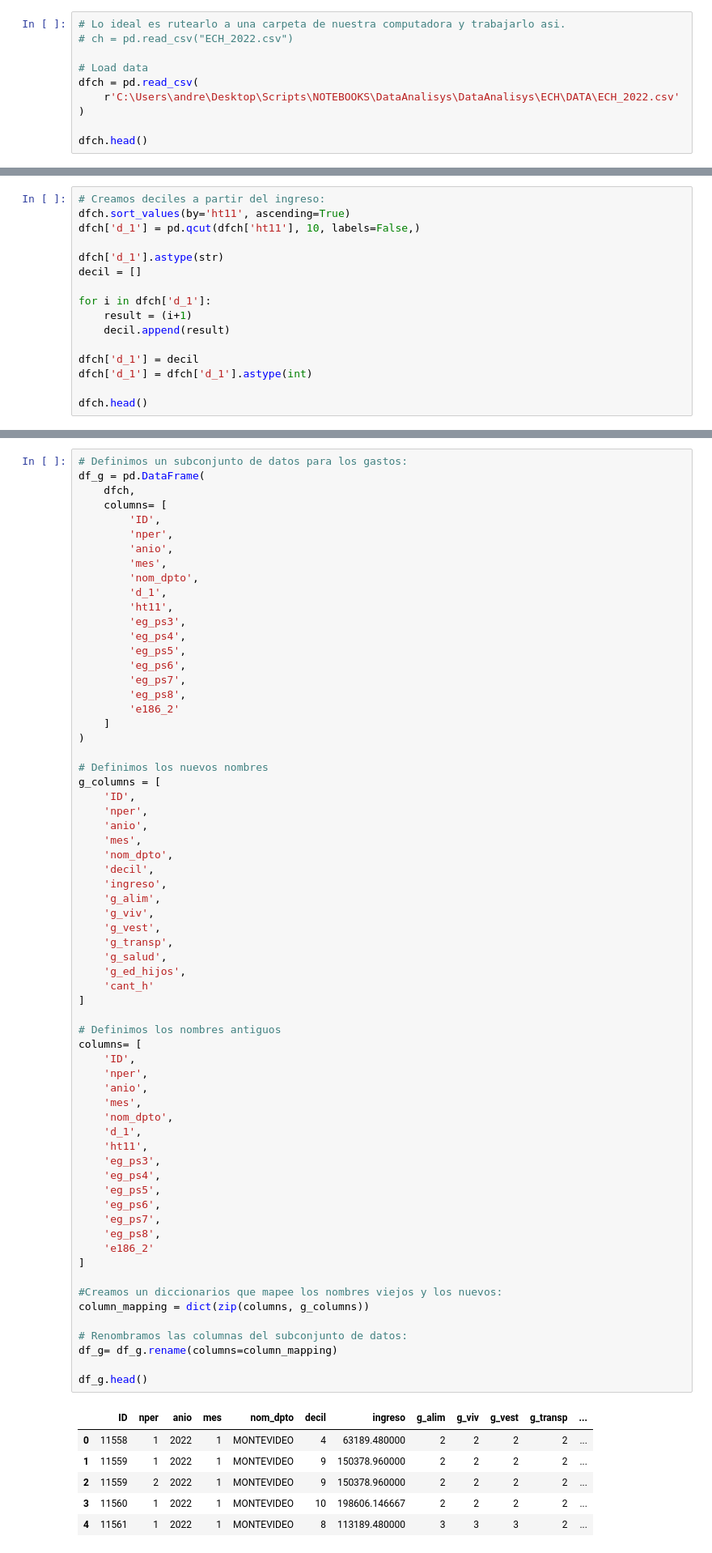
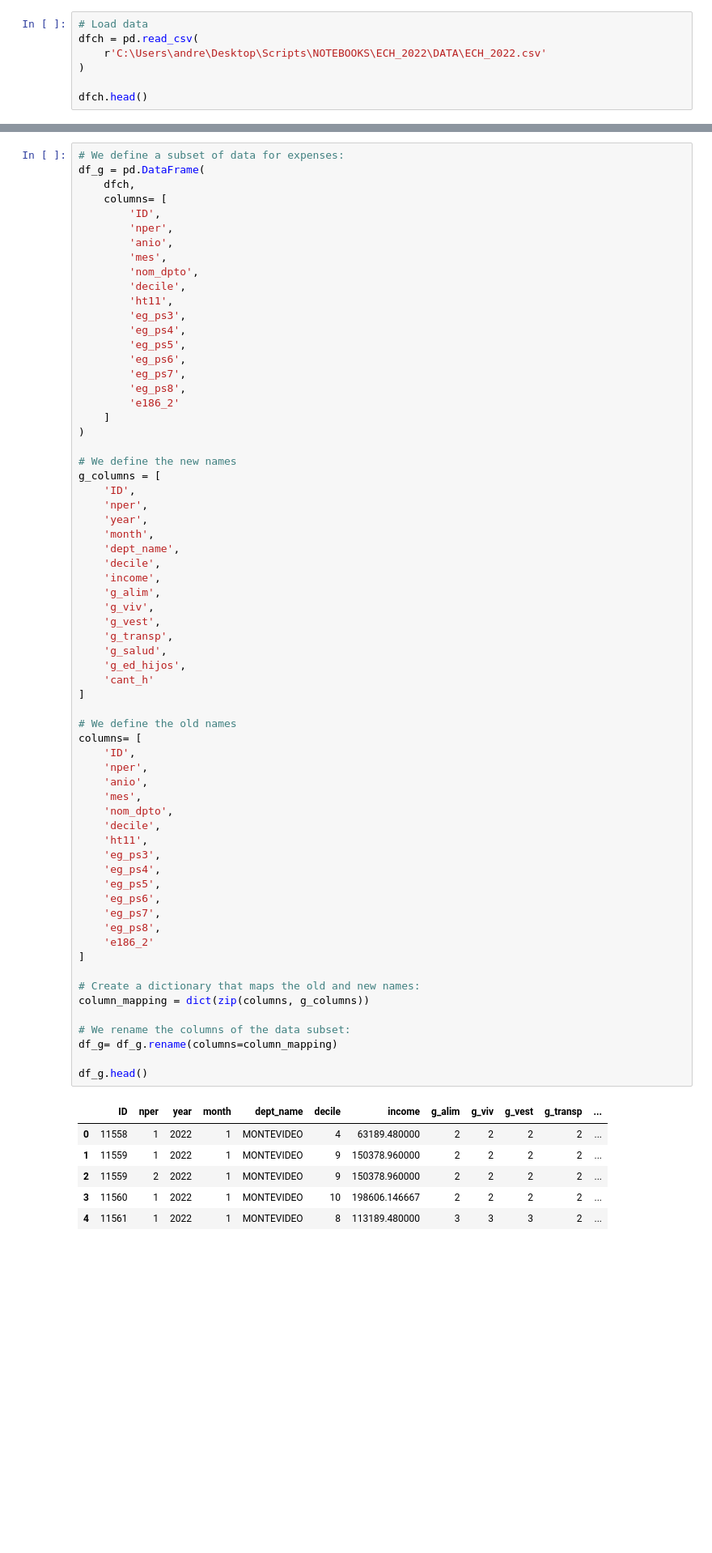
Before and after one commit to andresbarcia/NOTEBOOKS, a Jupyter notebook: ECH_2022/Proyecto/ECH_EDA.ipynb, the cells around one changed output, grey strips where cells are left out. Shown at 81% size. Cells and saved outputs as stored; diff of their text form; blank space fills up the shorter version.

```diff
--- a/ECH_2022/Proyecto/ECH_EDA.ipynb
+++ b/ECH_2022/Proyecto/ECH_EDA.ipynb
@@ -24,10 +19,7 @@ Comenzaremos el analisis cargando la ECH 2022 y procesando un poco el conjunto d
 # %%
-# Lo ideal es rutearlo a una carpeta de nuestra computadora y trabajarlo asi.
-# ch = pd.read_csv("ECH_2022.csv")
-
 # Load data
 dfch = pd.read_csv(
-    r'C:\Users\andre\Desktop\Scripts\NOTEBOOKS\DataAnalisys\DataAnalisys\ECH\DATA\ECH_2022.csv'
+    r'C:\Users\andre\Desktop\Scripts\NOTEBOOKS\ECH_2022\DATA\ECH_2022.csv'
 )
 
 dfch.head()
@@ -153,16 +133,0 @@ En los proximos aparatados profundizaremos mas en como se distribuye el ingreso
-# %%
-# Creamos deciles a partir del ingreso:
-dfch.sort_values(by='ht11', ascending=True)
-dfch['d_1'] = pd.qcut(dfch['ht11'], 10, labels=False,)
-
-dfch['d_1'].astype(str)
-decil = []
-
-for i in dfch['d_1']:
-    result = (i+1)
-    decil.append(result)
-
-dfch['d_1'] = decil
-dfch['d_1'] = dfch['d_1'].astype(int)
-
-dfch.head()
@@ -589,5 +471,5 @@ generaremos un nuevo subset de datos para este analisis:
 # %%
-# Definimos un subconjunto de datos para los gastos:
+# We define a subset of data for expenses:
 df_g = pd.DataFrame(
     dfch,
     columns= [
@@ -596,7 +478,7 @@ df_g = pd.DataFrame(
         'anio',
         'mes',
         'nom_dpto',
-        'd_1',
+        'decile',
         'ht11',
         'eg_ps3',
         'eg_ps4',
@@ -608,51 +490,51 @@ df_g = pd.DataFrame(
     ]
 )
 
-# Definimos los nuevos nombres
+# We define the new names
 g_columns = [
     'ID',
     'nper',
-    'anio',
-    'mes',
-    'nom_dpto',
-    'decil',
-    'ingreso',
+    'year',
+    'month',
+    'dept_name',
+    'decile',
+    'income',
     'g_alim',
     'g_viv',
     'g_vest',
     'g_transp',
     'g_salud',
     'g_ed_hijos',
     'cant_h'
 ]
 
-# Definimos los nombres antiguos
+# We define the old names
 columns= [
     'ID',
     'nper',
     'anio',
     'mes',
     'nom_dpto',
-    'd_1',
+    'decile',
     'ht11',
     'eg_ps3',
     'eg_ps4',
     'eg_ps5',
     'eg_ps6',
     'eg_ps7',
     'eg_ps8',
     'e186_2'
 ]
 
-#Creamos un diccionarios que mapee los nombres viejos y los nuevos:
+# Create a dictionary that maps the old and new names:
 column_mapping = dict(zip(columns, g_columns))
 
-# Renombramos las columnas del subconjunto de datos:
+# We rename the columns of the data subset:
 df_g= df_g.rename(columns=column_mapping)
 
 df_g.head()
 # %% [output]
-|  | ID | nper | anio | mes | nom_dpto | decil | ingreso | g_alim | g_viv | g_vest | g_transp | ... |
+|  | ID | nper | year | month | dept_name | decile | income | g_alim | g_viv | g_vest | g_transp | ... |
 | 0 | 11558 | 1 | 2022 | 1 | MONTEVIDEO | 4 | 63189.480000 | 2 | 2 | 2 | 2 | ... |
 | 1 | 11559 | 1 | 2022 | 1 | MONTEVIDEO | 9 | 150378.960000 | 2 | 2 | 2 | 2 | ... |
 | 2 | 11559 | 2 | 2022 | 1 | MONTEVIDEO | 9 | 150378.960000 | 2 | 2 | 2 | 2 | ... |
```
Also changed, not shown: parts of 53 cells of this notebook.
